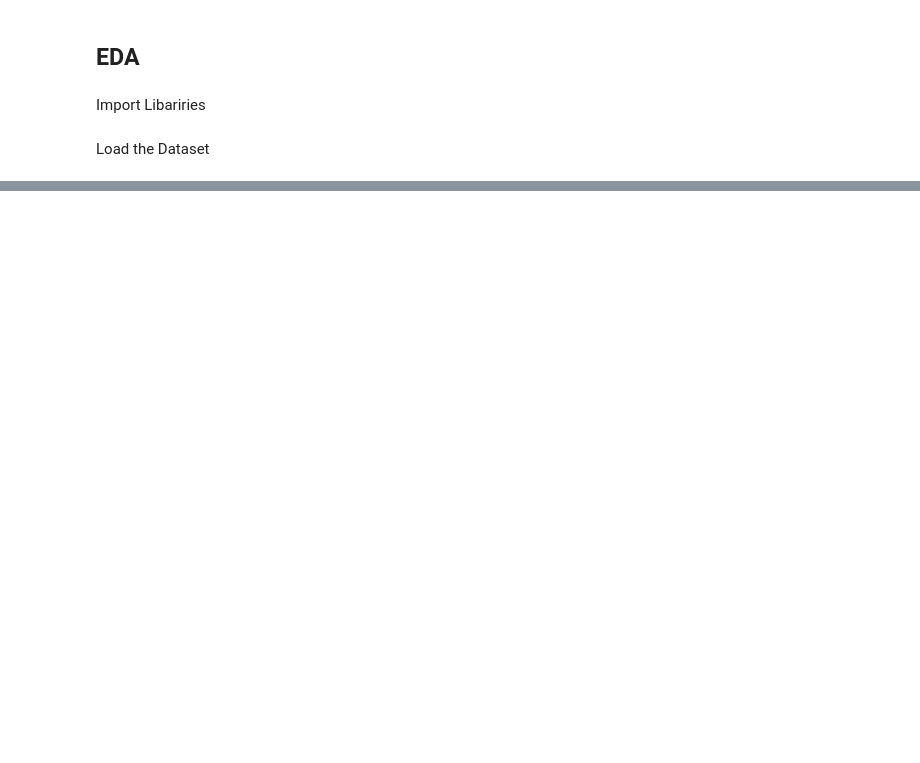
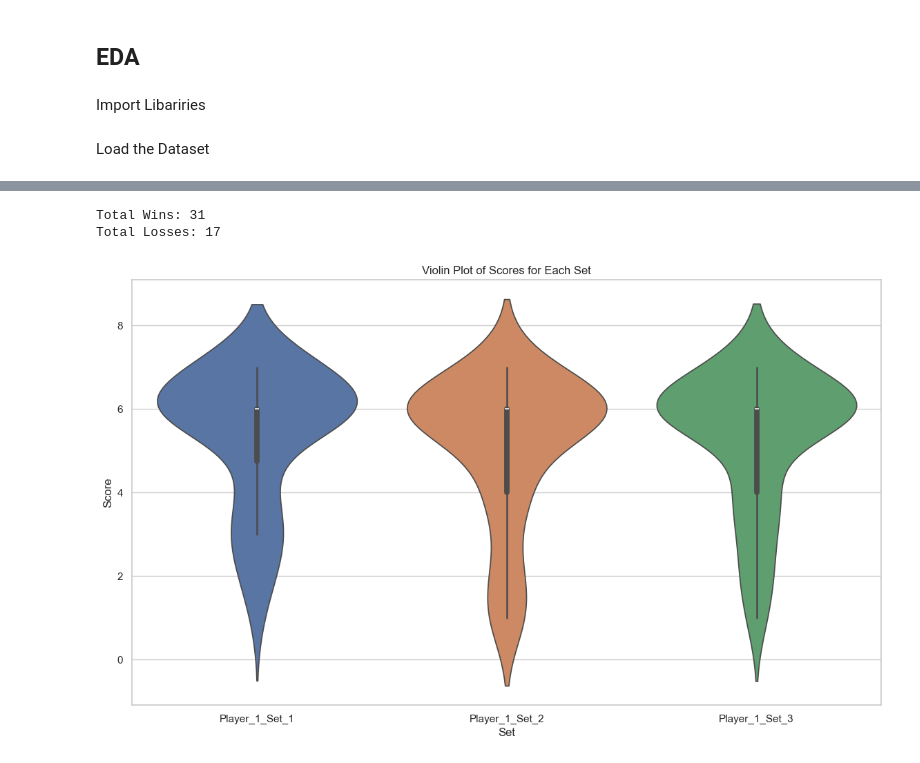
Before and after one commit to jg2012/Capstone_Project, a Jupyter notebook: ATP_notebook.ipynb, the cells around one changed output, grey strips where cells are left out. Cells and saved outputs as stored; diff of their text form; code cells hidden in the pictures; blank space fills up the shorter version.

```diff
--- a/ATP_notebook.ipynb
+++ b/ATP_notebook.ipynb
@@ -489,0 +458,10 @@ Name: Player_2_Set_3, dtype: float64
+# %%
+# Analyze win and loss records
+win_count = df['Outcome'].value_counts().get('Win', 0)
+loss_count = df['Outcome'].value_counts().get('Loss', 0)
+
+print(f"Total Wins: {win_count}")
+print(f"Total Losses: {loss_count}")
+# %% [output]
+Total Wins: 31
+Total Losses: 17
@@ -489,0 +472,10 @@ Name: Player_2_Set_3, dtype: float64
+# %%
+# Violin plots for each set
+plt.figure(figsize=(14, 8))
+sns.violinplot(data=df[['Player_1_Set_1', 'Player_1_Set_2', 'Player_1_Set_3']])
+plt.title('Violin Plot of Scores for Each Set')
+plt.xlabel('Set')
+plt.ylabel('Score')
+plt.show()
+# %% [output]
+[figure, added]
```
Also changed, not shown: parts of 32 cells of this notebook, 6 other files.
